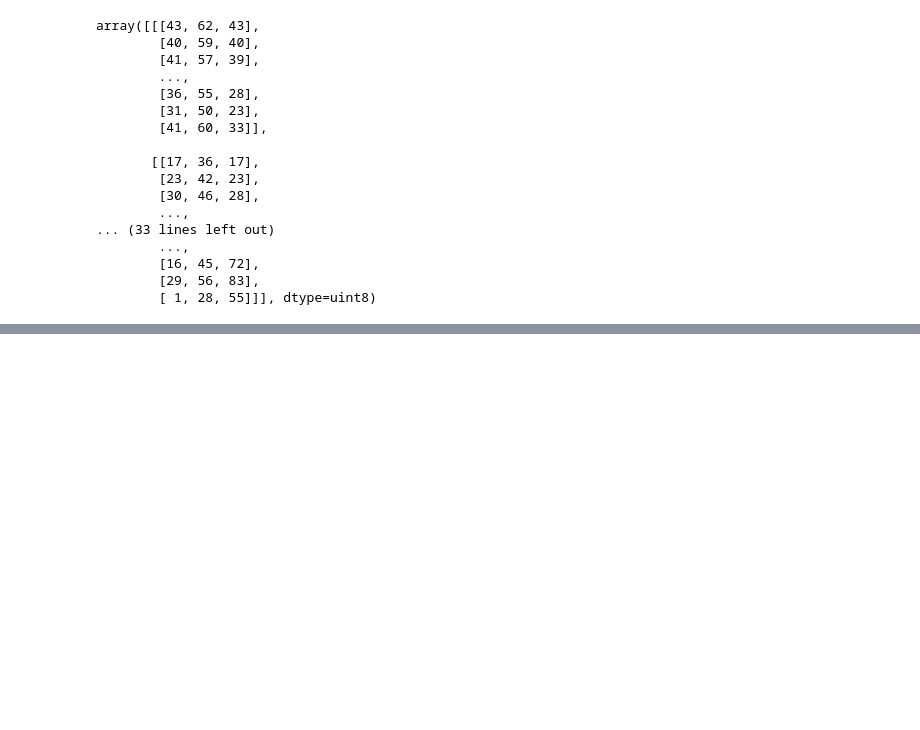
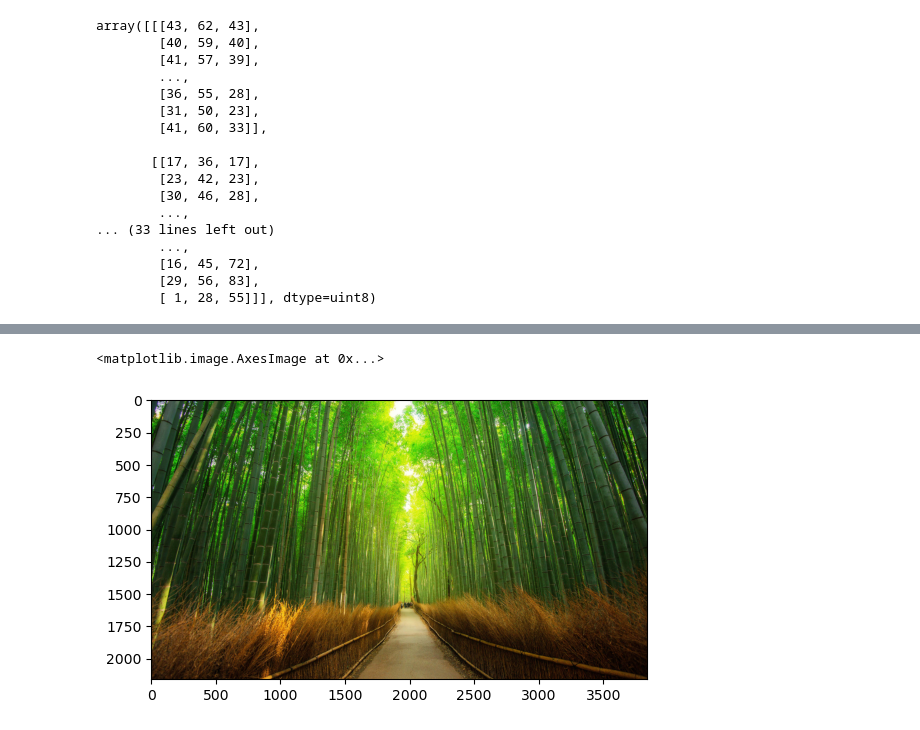
Before and after one commit to DheerajKholia/python-tutorials, a Jupyter notebook: session-4.ipynb, the cells around one changed output, grey strips where cells are left out. Cells and saved outputs as stored; diff of their text form; code cells hidden in the pictures; blank space fills up the shorter version.

```diff
--- a/session-4.ipynb
+++ b/session-4.ipynb
@@ -151,0 +166,5 @@ array([[[43, 62, 43],
+# %%
+plt.imshow(cv2.cvtColor(img_data,cv2.COLOR_BGR2RGB))
+# %% [output]
+<matplotlib.image.AxesImage at 0x...>
+[figure, added]
```
Also changed, not shown: parts of 14 cells of this notebook.
